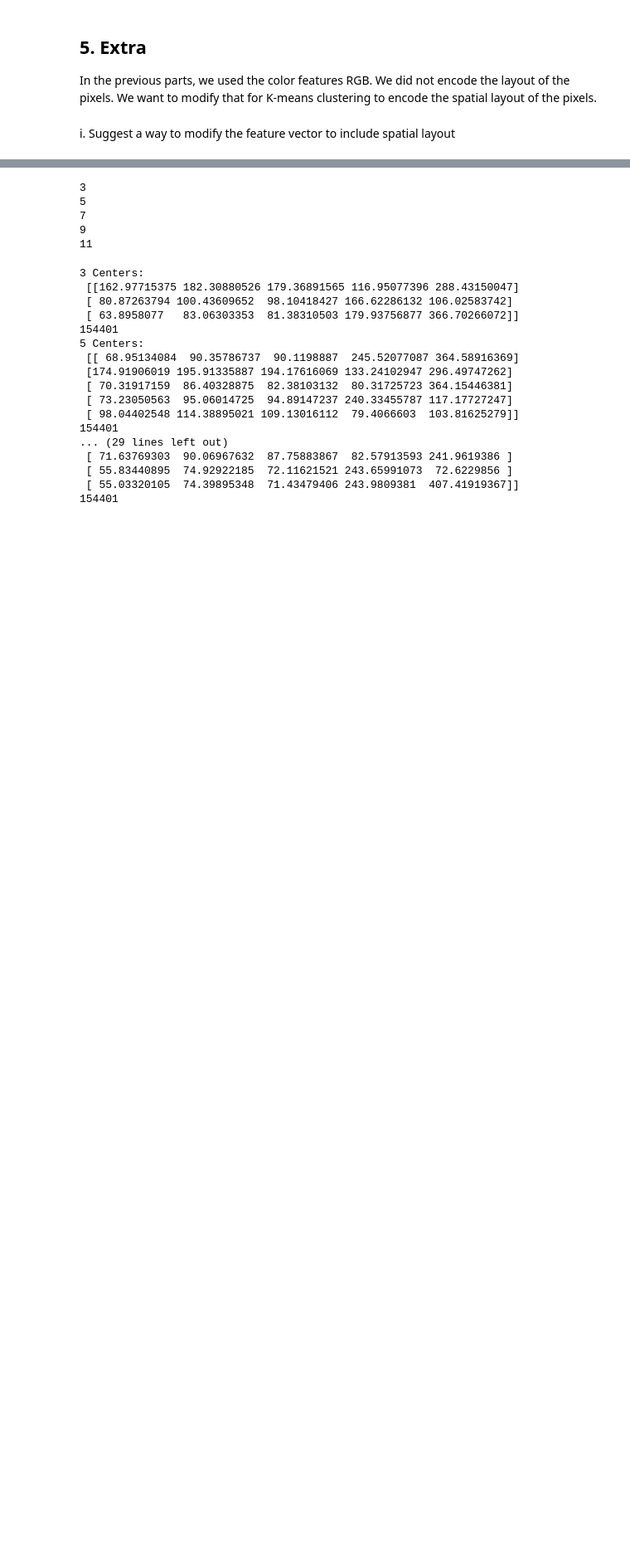
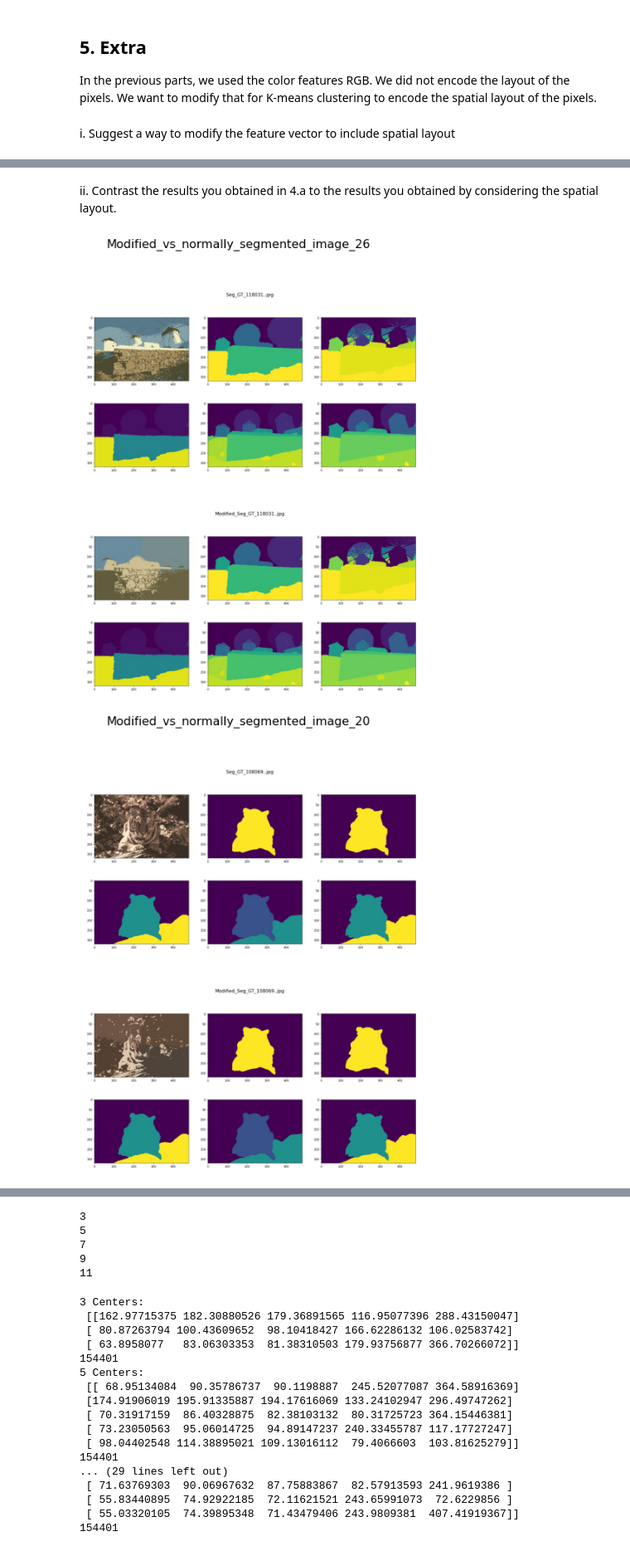
Before and after one commit to IngyBadawi/Image-Segmentation, a Jupyter notebook: Assignment_2.ipynb, the cells around one changed output, grey strips where cells are left out. Shown at 83% size. Cells and saved outputs as stored; diff of their text form; code cells hidden in the pictures; blank space fills up the shorter version.

```diff
--- a/Assignment_2.ipynb
+++ b/Assignment_2.ipynb
@@ -775,0 +905,37 @@ layout
+# %% [markdown]
+ii. Contrast the results you obtained in 4.a to the results you
+obtained by considering the spatial layout.
+# %%
+def display_2_images(images, index):
+  rows = 2
+  cols = 1
+  fig = plt.figure(figsize=(20,10))
+  my_file = 'Modified_vs_normally_segmented_image_' + str(index)
+  my_path = '/content/output/Test-Segmented-Images/Modifed_vs_Normally_Segmented_Images' #(if on Google Collab)
+  # my_path = './content/output/Test-Segmented-Images/Modifed_vs_Normally_Segmented_Images'
+  for i in range(len(images)):
+    fig.add_subplot(rows, cols, i + 1)
+    plt.imshow(images[i])
+    plt.axis('off')
+  fig.suptitle(my_file, fontsize=16)
+  plt.savefig(os.path.join(my_path, my_file), bbox_inches = 'tight')
+  plt.show()
+  plt.close()
+# %%
+kmeans_seg_modified = sorted(glob.glob("output/Modified-Segmented-Images/5/**/*.jpg", recursive=True))
+modified_samples = random.sample(range(50), 2)
+
+# for i in range(len(test)):
+  # visualize_segmented_image(i, kmeans_seg_modified, 0, 1)
+modified_seg_vs_gt = sorted(glob.glob("output/Test-Segmented-Images/Modified_Segmented_vs_GT/**/*.jpg", recursive=True))
+
+for sample in modified_samples:
+  imgs = []
+  curr_image = image.imread(seg_vs_gt[sample])
+  curr_modified_image = image.imread(modified_seg_vs_gt[sample])
+  imgs.append(curr_image)
+  imgs.append(curr_modified_image)
+  display_2_images(imgs, sample)
+# %% [output]
+[figure, added]
+[figure, added]
```
Also changed, not shown: parts of 38 cells of this notebook.
